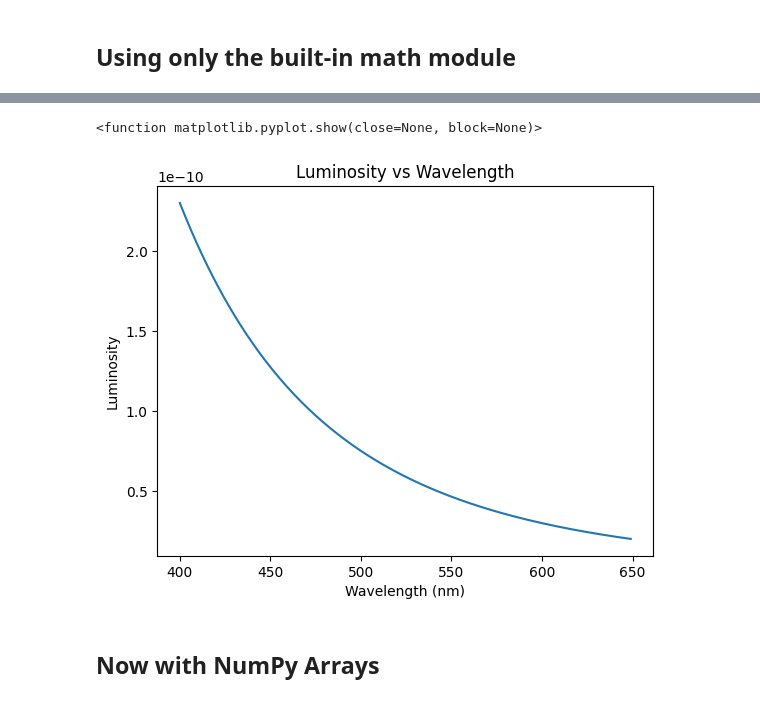
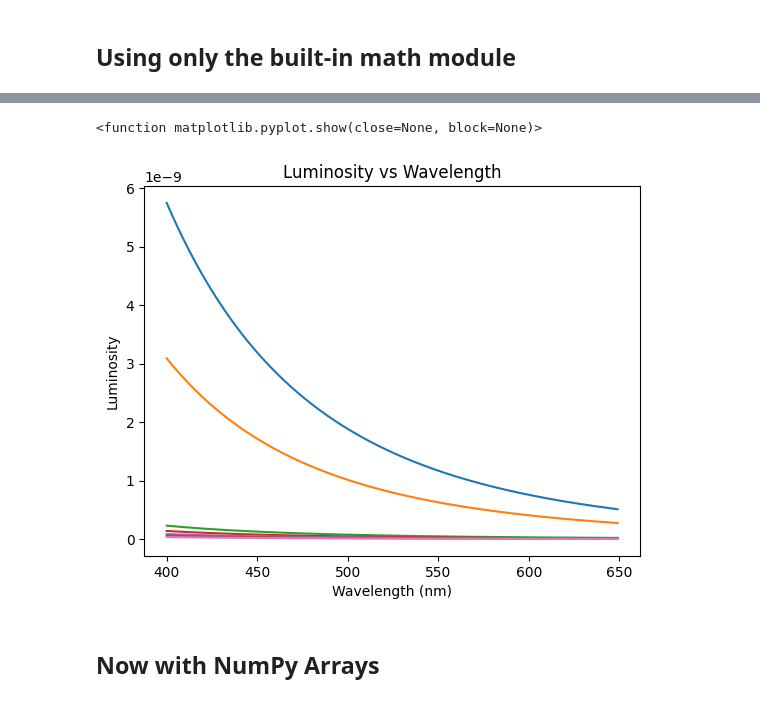
Before and after one commit to ASTR154/scientific-programming, a Jupyter notebook: scientific-programming.ipynb, the cells around one changed output, grey strips where cells are left out. Saved outputs shown, nothing was run; the diff lists cells and outputs as text; code cells hidden in the pictures.

```diff
--- a/scientific-programming.ipynb
+++ b/scientific-programming.ipynb
@@ -46,11 +45,37 @@ radii =  [6.6, 1.8, 1.4, 1.1, .9, .7]# complete with list
 # %%
-lw = []
+
+lO = []
+lB = []
+lA = []
+lF = []
+lG = []
+lK = []
+lM = []
 def luminosity(wavelength, T, R):
     L1 = ((8*math.pi*H_PLANCK)*(C_LIGHT**2)*((R*R_SUN)**2))
     L2 = (wavelength**5)
     L3 = math.exp((H_PLANCK*C_LIGHT)/(wavelength*K_BOLTZMANN*T)) - 1
     L = L1 / (L2 + L3)
     return(L)
+
 for x in wavelengths:
-    l = luminosity(x, 9700, 1.8)
-    lw.append(l)
+        l = luminosity(x, 30000, 9)
+        lO.append(l)
+for x in wavelengths:
+        l = luminosity(x, 9700, 6.6)
+        lB.append(l)
+for x in wavelengths:
+        l = luminosity(x, 7200, 1.8)
+        lA.append(l)
+for x in wavelengths:
+        l = luminosity(x, 5700,1.4)
+        lF.append(l)
+for x in wavelengths:
+        l = luminosity(x, 4900, 1.1)
+        lG.append(l)
+for x in wavelengths:
+        l = luminosity(x, 3400, .9)
+        lK.append(l)
+for x in wavelengths:
+        l = luminosity(x, 2100, .7)
+        lM.append(l)  #Yes, this processed should have been optimized through functions, however I did fail to
@@ -57,12 +84,18 @@ for x in wavelengths:
 # %%
-plt.plot(wavelengths, lw)# plot the results
+plt.plot(wavelengths, lO)
+plt.plot(wavelengths, lB)
+plt.plot(wavelengths, lA)
+plt.plot(wavelengths, lF)
+plt.plot(wavelengths, lG)
+plt.plot(wavelengths, lK)
+plt.plot(wavelengths, lM)
 plt.title("Luminosity vs Wavelength")
 plt.ylabel("Luminosity")
 plt.xlabel("Wavelength (nm)")
 plt.show
 # %% [output]
 <function matplotlib.pyplot.show(close=None, block=None)>
-[figure, old version]
+[figure, new version]
 # %% [markdown]
 ## Now with NumPy Arrays
 # %%
```
Also changed, not shown: parts of 7 cells of this notebook.
